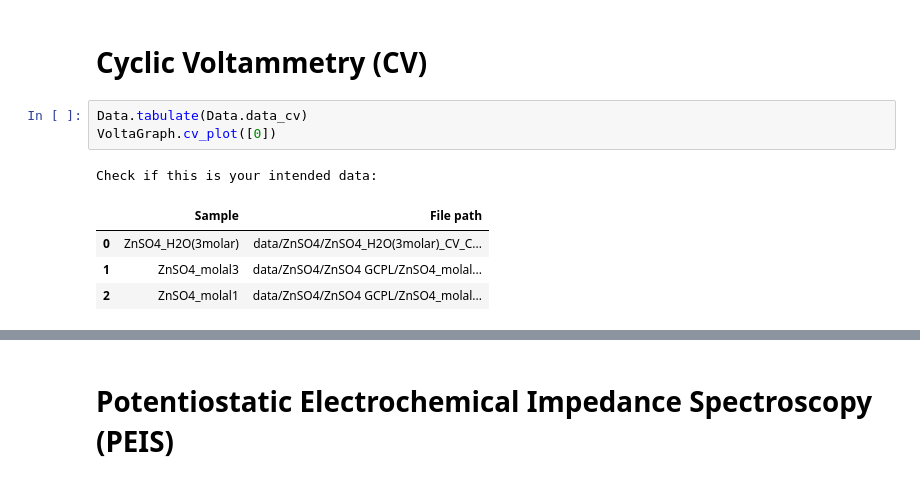
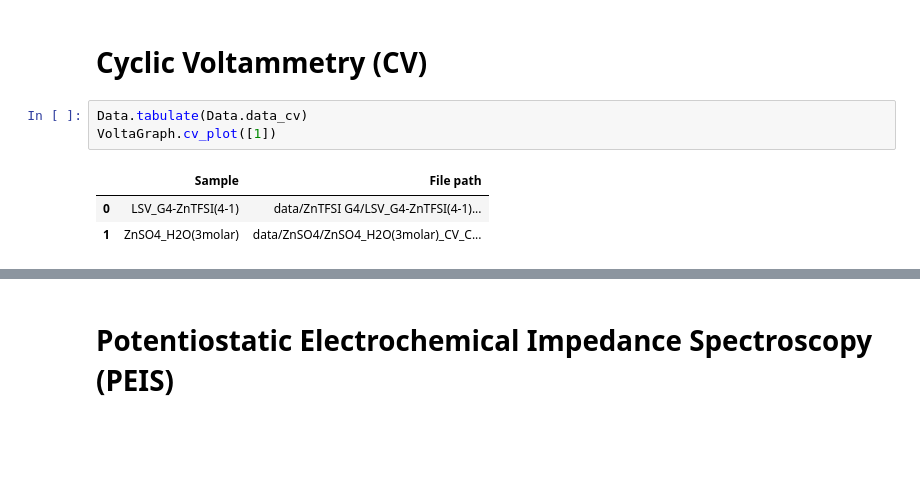
Before and after one commit to Atuxen/EClab, a Jupyter notebook: notebook.ipynb, the cells around one changed output, grey strips where cells are left out. Saved outputs shown, nothing was run; the diff lists cells and outputs as text; blank space fills up the shorter version.

```diff
--- a/notebook.ipynb
+++ b/notebook.ipynb
@@ -144,13 +149,11 @@ Pair:  [14, 11]
 # Cyclic Voltammetry (CV)
 # %%
 Data.tabulate(Data.data_cv)
-VoltaGraph.cv_plot([0])
+VoltaGraph.cv_plot([1])
 # %% [output]
-Check if this is your intended data:
 |  | Sample | File path |
-| 0 | ZnSO4_H2O(3molar) | data/ZnSO4/ZnSO4_H2O(3molar)_CV_C... |
-| 1 | ZnSO4_molal3 | data/ZnSO4/ZnSO4 GCPL/ZnSO4_molal... |
-| 2 | ZnSO4_molal1 | data/ZnSO4/ZnSO4 GCPL/ZnSO4_molal... |
+| 0 | LSV_G4-ZnTFSI(4-1) | data/ZnTFSI G4/LSV_G4-ZnTFSI(4-1)... |
+| 1 | ZnSO4_H2O(3molar) | data/ZnSO4/ZnSO4_H2O(3molar)_CV_C... |
 [interactive output not drawn]
 [interactive output not drawn]
 [interactive output not drawn]
```
Also changed, not shown: parts of 7 cells of this notebook, 7 other files.
